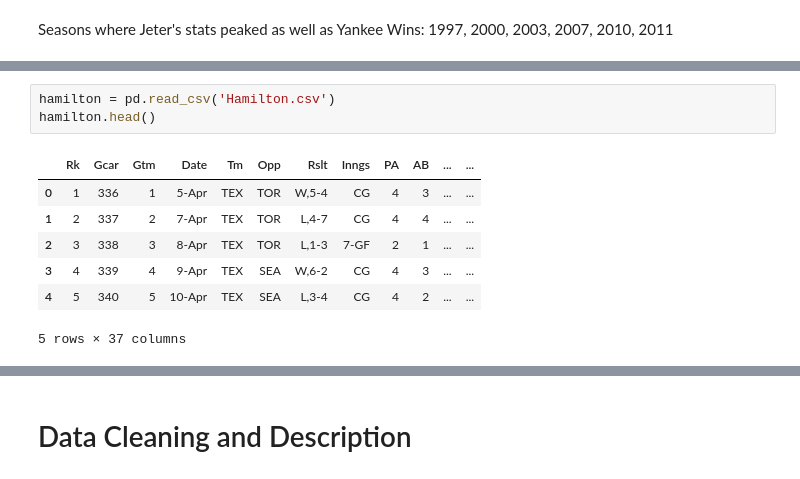
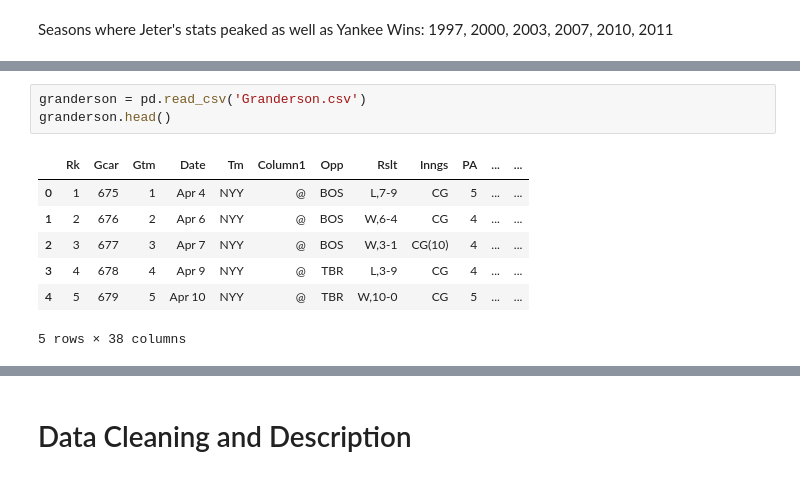
Before and after one commit to mattmaitland1/DerekJeterAnalysis, a Jupyter notebook: Project.ipynb, the cells around one changed output, grey strips where cells are left out. Saved outputs shown, nothing was run; the diff lists cells and outputs as text.

```diff
--- a/Project.ipynb
+++ b/Project.ipynb
@@ -202,11 +202,11 @@ Joshua Holt Hamilton is an American former professional baseball outfielder. He
 # %%
-hamilton = pd.read_csv('Hamilton.csv')
-hamilton.head()
+granderson = pd.read_csv('Granderson.csv')
+granderson.head()
 # %% [output]
-|  | Rk | Gcar | Gtm | Date | Tm | Opp | Rslt | Inngs | PA | AB | ... | ... |
-| 0 | 1 | 336 | 1 | 5-Apr | TEX | TOR | W,5-4 | CG | 4 | 3 | ... | ... |
-| 1 | 2 | 337 | 2 | 7-Apr | TEX | TOR | L,4-7 | CG | 4 | 4 | ... | ... |
-| 2 | 3 | 338 | 3 | 8-Apr | TEX | TOR | L,1-3 | 7-GF | 2 | 1 | ... | ... |
-| 3 | 4 | 339 | 4 | 9-Apr | TEX | SEA | W,6-2 | CG | 4 | 3 | ... | ... |
-| 4 | 5 | 340 | 5 | 10-Apr | TEX | SEA | L,3-4 | CG | 4 | 2 | ... | ... |
+|  | Rk | Gcar | Gtm | Date | Tm | Column1 | Opp | Rslt | Inngs | PA | ... | ... |
+| 0 | 1 | 675 | 1 | Apr 4 | NYY | @ | BOS | L,7-9 | CG | 5 | ... | ... |
+| 1 | 2 | 676 | 2 | Apr 6 | NYY | @ | BOS | W,6-4 | CG | 4 | ... | ... |
+| 2 | 3 | 677 | 3 | Apr 7 | NYY | @ | BOS | W,3-1 | CG(10) | 4 | ... | ... |
+| 3 | 4 | 678 | 4 | Apr 9 | NYY | @ | TBR | L,3-9 | CG | 4 | ... | ... |
+| 4 | 5 | 679 | 5 | Apr 10 | NYY | @ | TBR | W,10-0 | CG | 5 | ... | ... |
-5 rows × 37 columns
+5 rows × 38 columns
```
Also changed, not shown: parts of 24 cells of this notebook.
